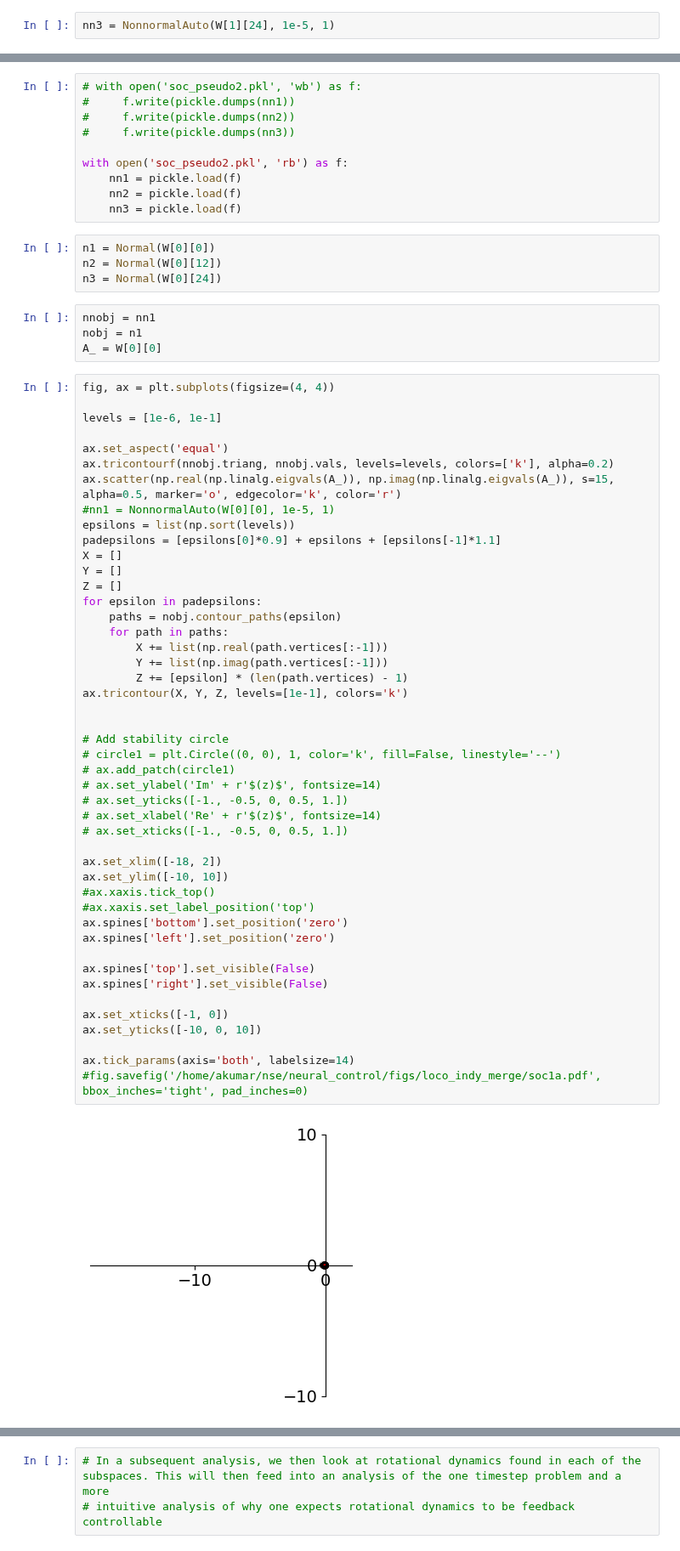
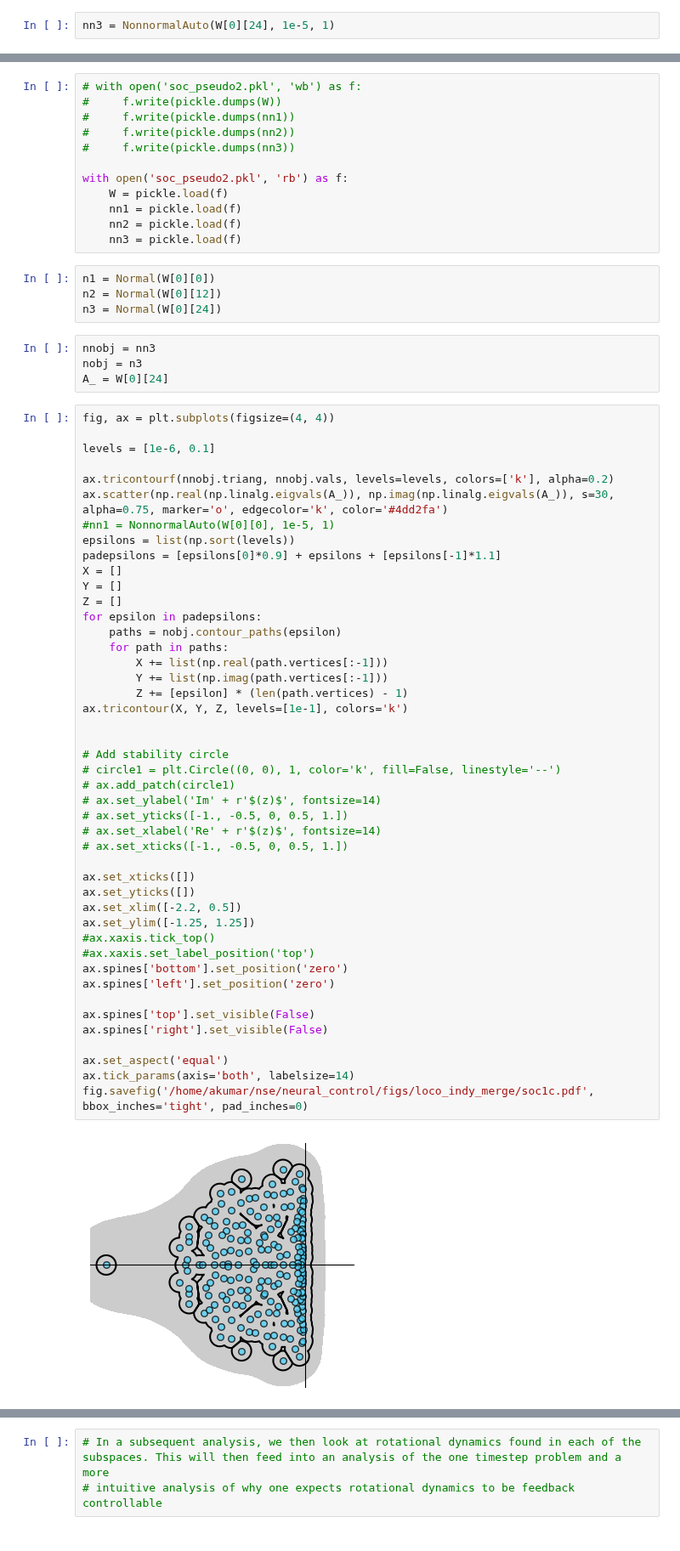
Before and after one commit to BouchardLab/FCCA_analysis, a Jupyter notebook: notebooks/theory/soc.ipynb, the cells around one changed output, grey strips where cells are left out. Shown at 85% size. Drawn from its saved outputs; the diff is of its cells as text.

```diff
--- a/notebooks/theory/soc.ipynb
+++ b/notebooks/theory/soc.ipynb
@@ -176,14 +178,16 @@ nn2 = NonnormalAuto(W[1][12], 1e-5, 1)
 # %%
-nn3 = NonnormalAuto(W[1][24], 1e-5, 1)
+nn3 = NonnormalAuto(W[0][24], 1e-5, 1)
 # %%
 import pickle
 # %%
 # with open('soc_pseudo2.pkl', 'wb') as f:
+#     f.write(pickle.dumps(W))
 #     f.write(pickle.dumps(nn1))
 #     f.write(pickle.dumps(nn2))
 #     f.write(pickle.dumps(nn3))
 
 with open('soc_pseudo2.pkl', 'rb') as f:
+    W = pickle.load(f)
     nn1 = pickle.load(f)
     nn2 = pickle.load(f)
     nn3 = pickle.load(f)
@@ -192,54 +196,53 @@ n1 = Normal(W[0][0])
 n2 = Normal(W[0][12])
 n3 = Normal(W[0][24])
 # %%
-nnobj = nn1
-nobj = n1
-A_ = W[0][0]
+nnobj = nn3
+nobj = n3
+A_ = W[0][24]
 # %%
 fig, ax = plt.subplots(figsize=(4, 4))
 
-levels = [1e-6, 1e-1]
+levels = [1e-6, 0.1]
 
-ax.set_aspect('equal')
 ax.tricontourf(nnobj.triang, nnobj.vals, levels=levels, colors=['k'], alpha=0.2)
-ax.scatter(np.real(np.linalg.eigvals(A_)), np.imag(np.linalg.eigvals(A_)), s=15, alpha=0.5, marker='o', edgecolor='k', color='r')
+ax.scatter(np.real(np.linalg.eigvals(A_)), np.imag(np.linalg.eigvals(A_)), s=30, alpha=0.75, marker='o', edgecolor='k', color='#4dd2fa')
 #nn1 = NonnormalAuto(W[0][0], 1e-5, 1)
 epsilons = list(np.sort(levels))
 padepsilons = [epsilons[0]*0.9] + epsilons + [epsilons[-1]*1.1]
 X = []
 Y = []
 Z = []
 for epsilon in padepsilons:
     paths = nobj.contour_paths(epsilon)
     for path in paths:
         X += list(np.real(path.vertices[:-1]))
         Y += list(np.imag(path.vertices[:-1]))
         Z += [epsilon] * (len(path.vertices) - 1)
 ax.tricontour(X, Y, Z, levels=[1e-1], colors='k')
 
 
 # Add stability circle
 # circle1 = plt.Circle((0, 0), 1, color='k', fill=False, linestyle='--')
 # ax.add_patch(circle1)
 # ax.set_ylabel('Im' + r'$(z)$', fontsize=14)
 # ax.set_yticks([-1., -0.5, 0, 0.5, 1.])
 # ax.set_xlabel('Re' + r'$(z)$', fontsize=14)
 # ax.set_xticks([-1., -0.5, 0, 0.5, 1.])
 
-ax.set_xlim([-18, 2])
-ax.set_ylim([-10, 10])
+ax.set_xticks([])
+ax.set_yticks([])
+ax.set_xlim([-2.2, 0.5])
+ax.set_ylim([-1.25, 1.25])
 #ax.xaxis.tick_top()
 #ax.xaxis.set_label_position('top')
 ax.spines['bottom'].set_position('zero')
 ax.spines['left'].set_position('zero')
 
 ax.spines['top'].set_visible(False)
 ax.spines['right'].set_visible(False)
 
-ax.set_xticks([-1, 0])
-ax.set_yticks([-10, 0, 10])
-
+ax.set_aspect('equal')
 ax.tick_params(axis='both', labelsize=14)
-#fig.savefig('/home/akumar/nse/neural_control/figs/loco_indy_merge/soc1a.pdf', bbox_inches='tight', pad_inches=0)
+fig.savefig('/home/akumar/nse/neural_control/figs/loco_indy_merge/soc1c.pdf', bbox_inches='tight', pad_inches=0)
 # %% [output]
-[figure, old version]
+[figure, new version]
```
Also changed, not shown: parts of 15 cells of this notebook, 27 other files.
